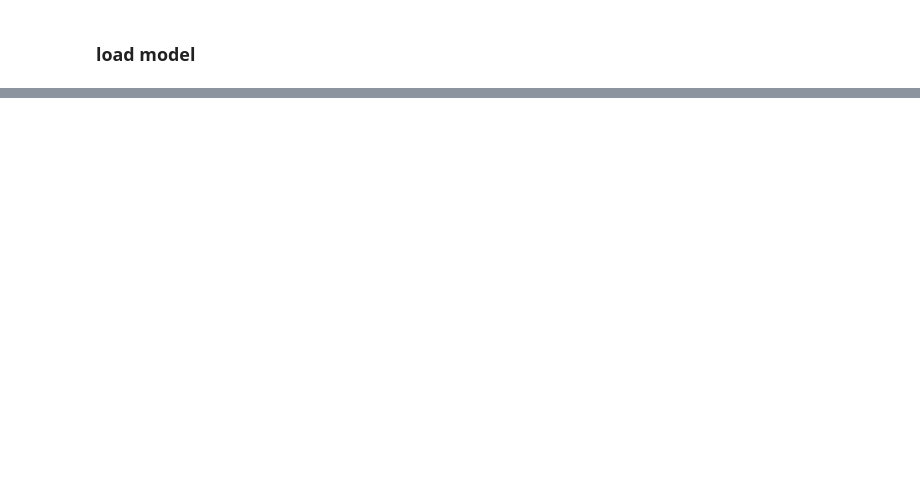
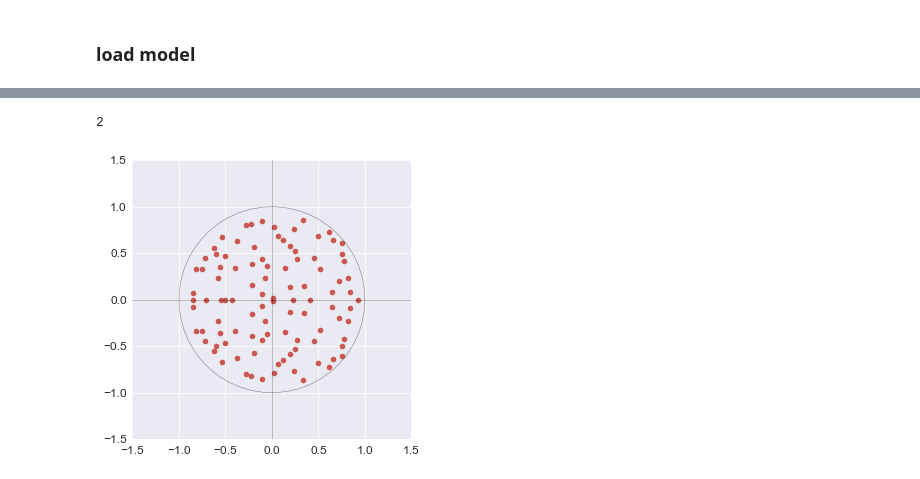
Before and after one commit to jsseely/cyclingRNN, a Jupyter notebook: cycling rnn - hyperparams.ipynb, the cells around one changed output, grey strips where cells are left out. Cells and saved outputs as stored; diff of their text form; code cells hidden in the pictures; blank space fills up the shorter version.

```diff
--- a/cycling rnn - hyperparams.ipynb
+++ b/cycling rnn - hyperparams.ipynb
@@ -240,0 +157,12 @@ x_tf[0,0].shape
+# %%
+sess.close()
+tf.reset_default_graph()
+sess = tf.Session()
+new_saver = tf.train.import_meta_graph(pth+'tfsaves/1.meta')
+new_saver.restore(sess, pth+'tfsaves/1')
+    # tf.get_collection() returns a list. In this example we only want the
+    # first one.
+
+    #train_op = tf.get_collection('train_op')[0]
+    #for step in xrange(1000000):
+    #sess.run(train_op)
@@ -240,0 +209,31 @@ x_tf[0,0].shape
+# %%
+Mat.shape[0]-Mat.shape[1]
+# %% [output]
+2
+# %%
+Mat = sess.run([v for v in tf.all_variables() if v.name == 'RNN/BasicRNNCell/Linear/Matrix:0'])[0]
+A = Mat[2:]
+B = Mat[:2]
+# %%
+def plot_eigs(A_mat):
+  """
+    Docstring
+  """
+  w, _ = np.linalg.eig(A_mat)
+  re_w = np.real(w)
+  im_w = np.imag(w)
+  f = plt.figure(figsize=(5, 5))
+  plt.plot(re_w, im_w, 'o', alpha=0.9)
+  theta = np.linspace(0, 2*np.pi, num=50)
+  x_cir = np.cos(theta)
+  y_cir = np.sin(theta)
+  plt.plot(x_cir, y_cir, 'k', linewidth=0.5, alpha=0.5)
+  plt.plot([-100, 100], [0, 0], 'k', linewidth=0.5, alpha=0.5)
+  plt.plot([0, 0], [-100, 100], 'k', linewidth=0.5, alpha=0.5)
+  plt.xlim([-1.5, 1.5])
+  plt.ylim([-1.5, 1.5])
+  return f
+# %%
+f = plot_eigs(A)
+# %% [output]
+[figure, added]
```
Also changed, not shown: parts of 35 cells of this notebook, 10 other files.
